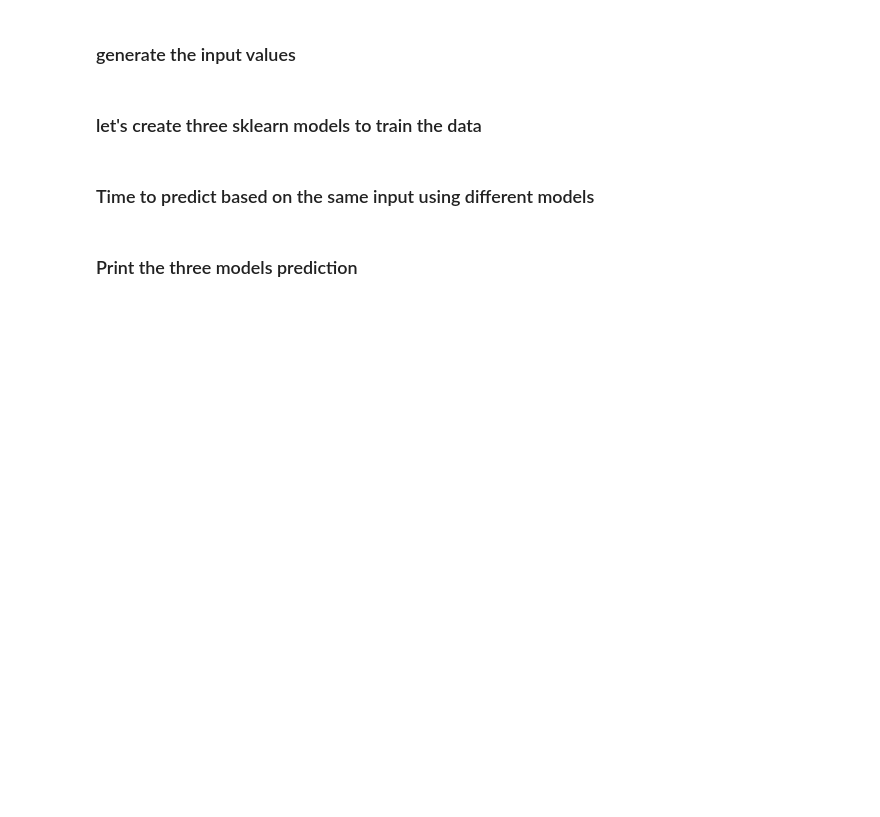
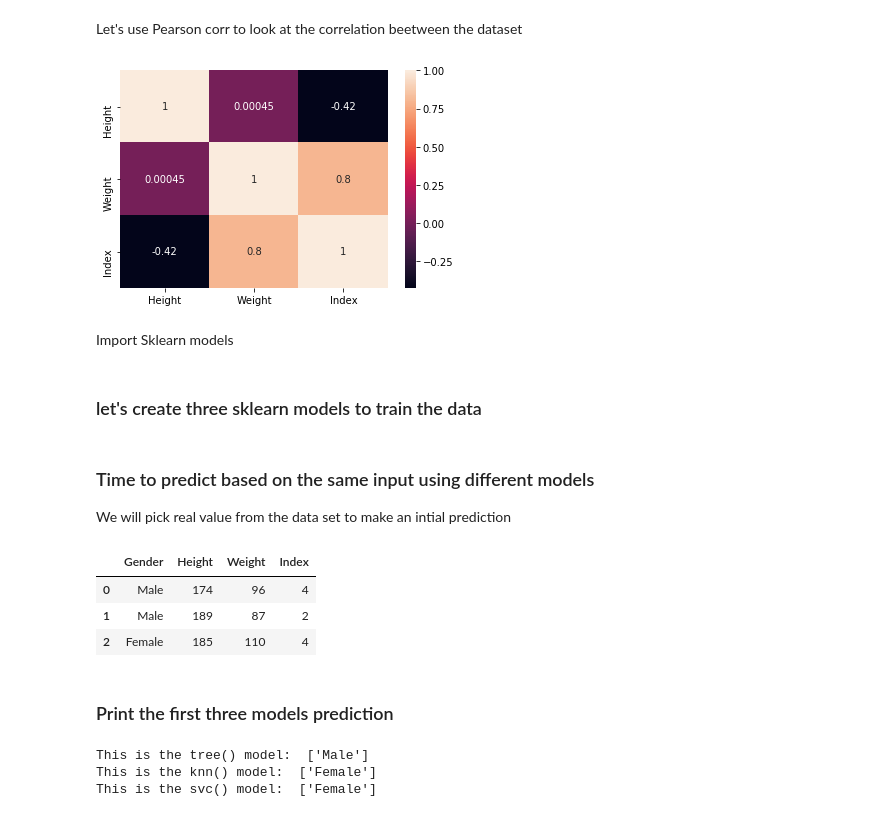
Before and after one commit to OuedraogoAbdoul/Gender-Classifier, a Jupyter notebook: gender_classifier.ipynb, the cells around one changed output. Drawn from its saved outputs; the diff is of its cells as text; code cells hidden in the pictures; blank space fills up the shorter version.

Commit message:
updated dataset

```diff
--- a/gender_classifier.ipynb
+++ b/gender_classifier.ipynb
@@ -5,0 +22,5 @@
+# %%
+columns = ["Height", "Weight", "Index"]
+target_predict = ["Gender"]
+df = pd.read_csv("500_Person_Gender_Height_Weight_Index.csv")
+df.head()
@@ -6,2 +74,11 @@
+# %% [markdown]
+Let's use Pearson corr to look at the correlation beetween the dataset
+# %%
+person_corr = df.corr()
+sns.heatmap(person_corr, annot=True);
+# %% [output]
+[figure, added]
+# %% [markdown]
+Import Sklearn models
 # %%
 from sklearn import tree
@@ -14,2 +92,0 @@ svc = SVC(kernel='linear')
-# %% [markdown]
-### generate the input values
@@ -32,2 +102,3 @@ clfsvc = svc.fit(X, Y)
 # %% [markdown]
 ### Time to predict based on the same input using different models
+We will pick real value from the data set to make an intial prediction
@@ -37,0 +105,8 @@ predictionsvc = clfsvc.predict([[190, 70, 43]])
+# %%
+# first three row
+df.head(3)
+# %% [output]
+|  | Gender | Height | Weight | Index |
+| 0 | Male | 174 | 96 | 4 |
+| 1 | Male | 189 | 87 | 2 |
+| 2 | Female | 185 | 110 | 4 |
@@ -38,2 +117,10 @@ predictionsvc = clfsvc.predict([[190, 70, 43]])
 # %% [markdown]
-### Print the three models prediction
+### Print the first three models prediction
+# %%
+print("This is the tree() model: ", prediction1)
+print("This is the knn() model: ", predictionknn1)
+print("This is the svc() model: ", predictionsvc1)
+# %% [output]
+This is the tree() model:  ['Male']
+This is the knn() model:  ['Female']
+This is the svc() model:  ['Female']
```
Also changed, not shown: parts of 33 cells of this notebook, 2 other files.
